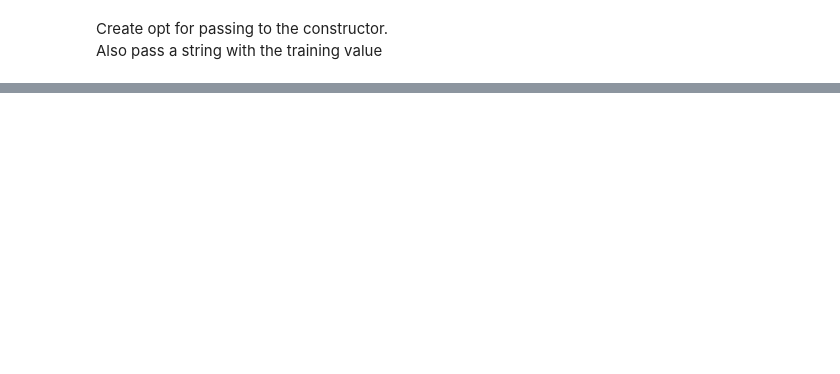
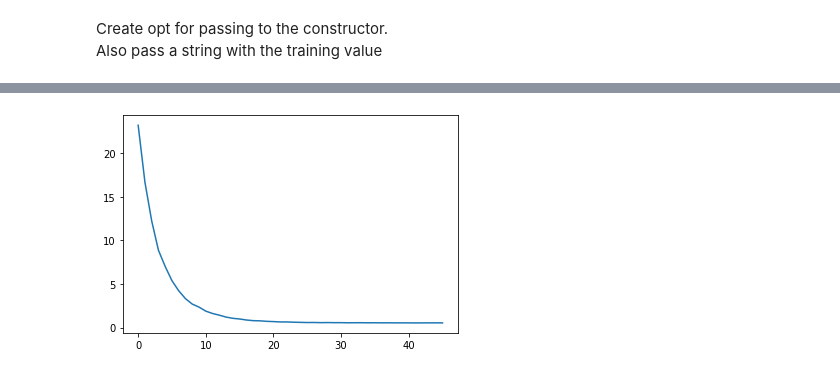
Before and after one commit to rohanpote/MoDL_CenterNet, a Jupyter notebook: src/local_notebooks/notebook_Rohan.ipynb, the cells around one changed output, grey strips where cells are left out. Saved outputs shown, nothing was run; the diff lists cells and outputs as text; code cells hidden in the pictures; blank space fills up the shorter version.

```diff
--- a/src/local_notebooks/notebook_Rohan.ipynb
+++ b/src/local_notebooks/notebook_Rohan.ipynb
@@ -71,0 +426,4 @@ trainer = CtdetTrainer(opt, model, optimizer)
+# %%
+print('The default value for width-height loss weight is', opt.wh_weight)
+opt.wh_weight = 1
+print('The new value for width-height loss weight is', opt.wh_weight)
@@ -71,0 +433,6 @@ trainer = CtdetTrainer(opt, model, optimizer)
+# %%
+model_whwt = create_model(opt.arch, opt.heads, opt.head_conv) # wh-weight test
+optimizer_whwt = torch.optim.Adam(model_whwt.parameters(), opt.lr)
+model_whwt =load_model(model_whwt,sys.path[0]+'/../../models/ctdet_coco_resdcn18.pth');
+net_whwt = Centernet_model(opt,model_whwt);
+net_whwt = net_whwt.to(opt.device)
@@ -71,0 +443,5 @@ trainer = CtdetTrainer(opt, model, optimizer)
+# %%
+adam_whwt = torch.optim.Adam(net_whwt.parameters(), lr=opt.lr)
+stats_manager_whwt = nt.StatsManager()
+exp_whwt = nt.Experiment(net_whwt,dataset,valset,adam_whwt,stats_manager_whwt,
+output_dir="BaseExperiment__WHwt", batch_size=opt.batch_size,perform_validation_during_training=False)
@@ -71,0 +457,5 @@ trainer = CtdetTrainer(opt, model, optimizer)
+# %%
+plt.plot(exp_whwt.history)
+plt.show()
+# %% [output]
+[figure, added]
```
Also changed, not shown: parts of 63 cells of this notebook, 1 other file.
